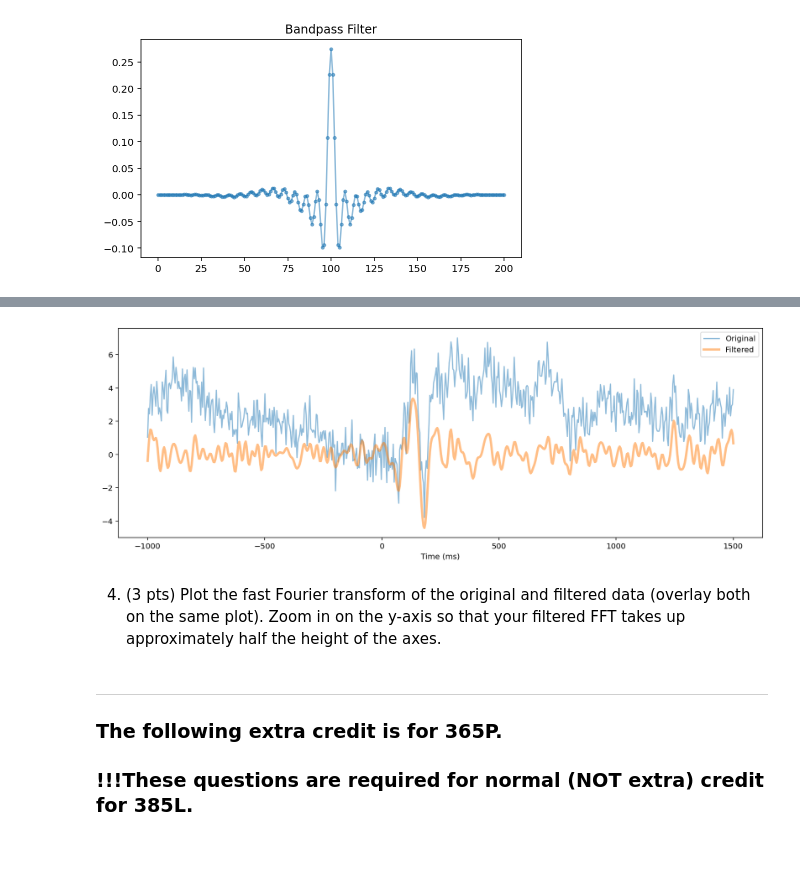
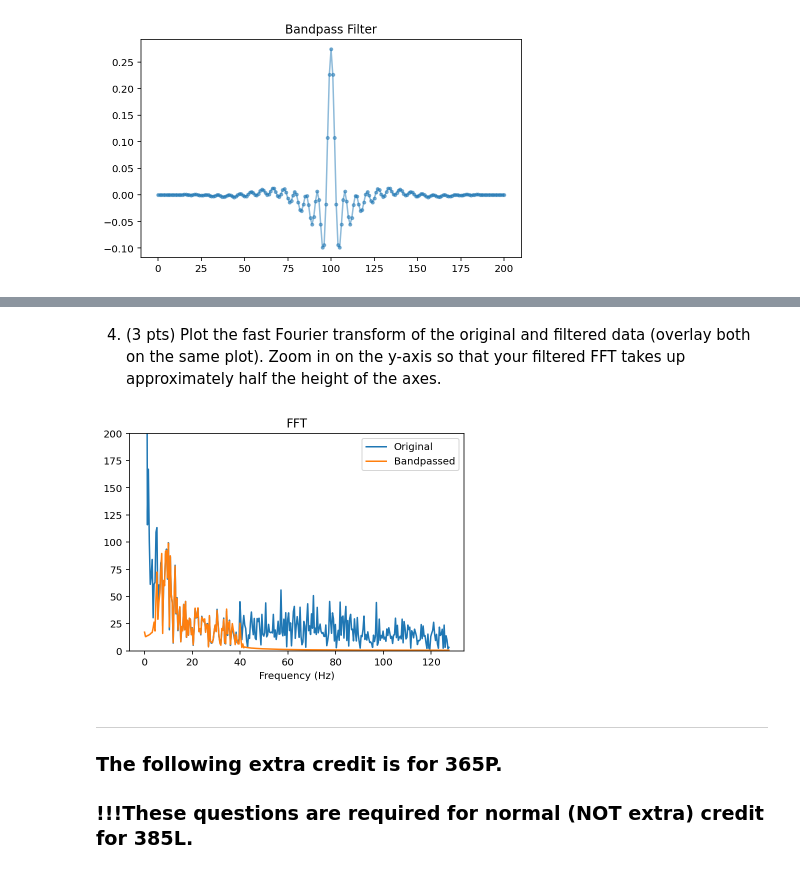
Before and after one commit to nishadalal120/NEU-365P-385L-Spring-2021, a Jupyter notebook: homework/homework-timeseries.ipynb, the cells around one changed output, grey strips where cells are left out. Cells and saved outputs as stored; diff of their text form; code cells hidden in the pictures.

```diff
--- a/homework/homework-timeseries.ipynb
+++ b/homework/homework-timeseries.ipynb
@@ -200,16 +202,29 @@ plt.show()
-# %%
-filteredData = np.convolve(data, bandpass, 'same')
-
-plt.figure(figsize=(15,5))
-plt.plot(time_ms, data, alpha=0.5, label='Original')
-plt.plot(time_ms, filteredData, alpha=0.5, label='Filtered', linewidth=3)
-plt.xlabel('Time (ms)')
-plt.legend()
-plt.show()
-# %% [output]
-[figure, removed]
 # %% [markdown]
 4. (3 pts) Plot the fast Fourier transform of the original and filtered data (overlay both on the same plot). Zoom in on the y-axis so that your filtered FFT takes up approximately half the height of the axes.
+# %%
+sample_interval_ms = time_ms[1] - time_ms[0]
+sample_interval_Hz = sample_interval_ms / 1000
+
+fft = np.fft.fft(data)
+freq_Hz = np.fft.fftfreq(len(fft), sample_interval_Hz)
+
+i  = np.where(freq_Hz >= 0)[0]
+
+plt.plot(freq_Hz[i], np.abs(fft[i]), label="Original")
+
+fft_bandpass = np.fft.fft(filteredData)
+freq_Hz_bandpass = np.fft.fftfreq(len(fft_bandpass), sample_interval_Hz)
+
+i = np.where(freq_Hz_bandpass >= 0)[0]
+
+plt.plot(freq_Hz[i], np.abs(fft_bandpass[i]), label = 'Bandpassed')
+plt.xlabel('Frequency (Hz)')
+plt.title("FFT")
+plt.ylim([0, 200])
+plt.legend()
+plt.show()
+# %% [output]
+[figure, added]
 # %% [markdown]
 ---
 ### The following extra credit is for 365P.
```
Also changed, not shown: parts of 7 cells of this notebook.
